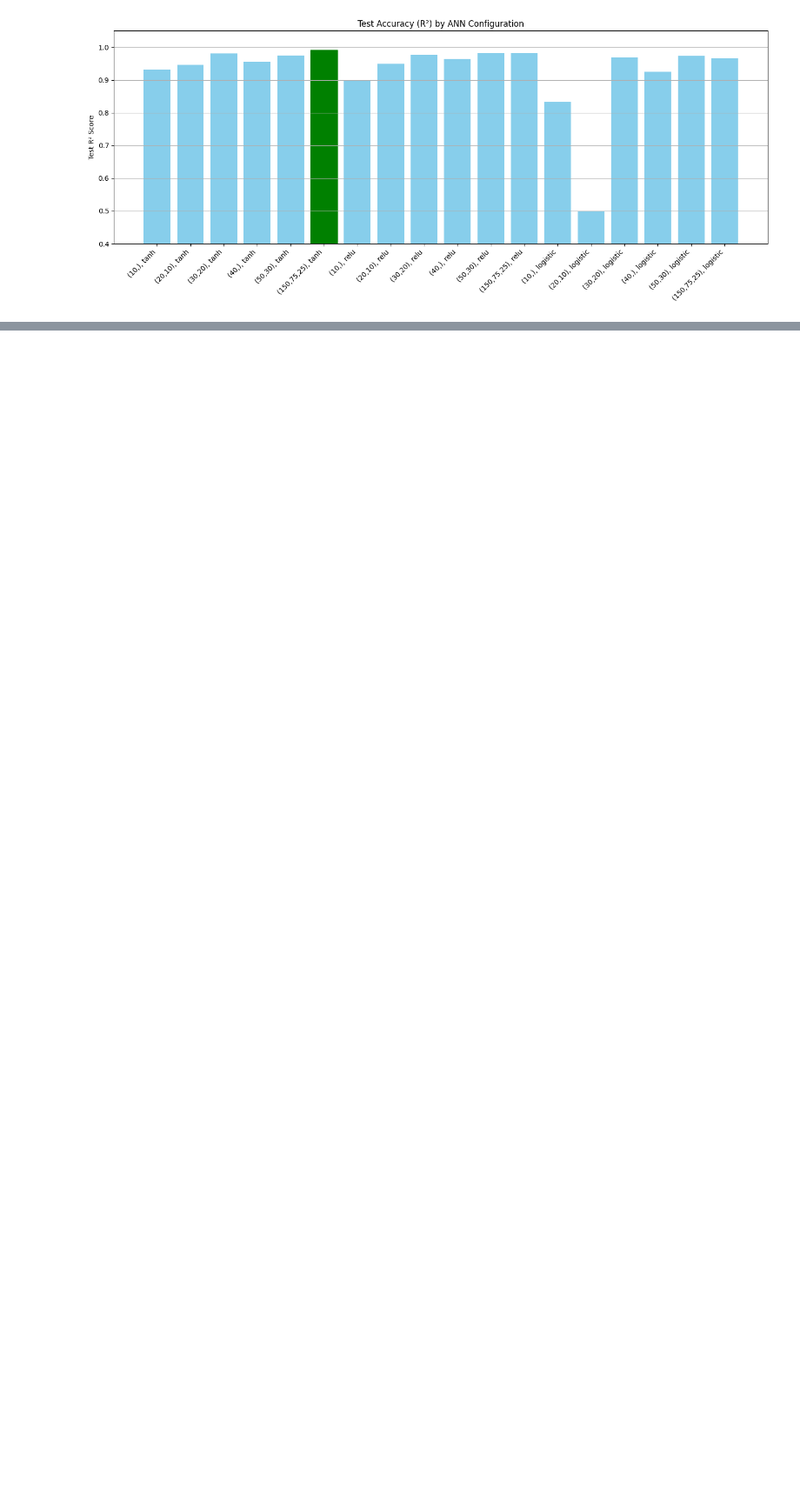
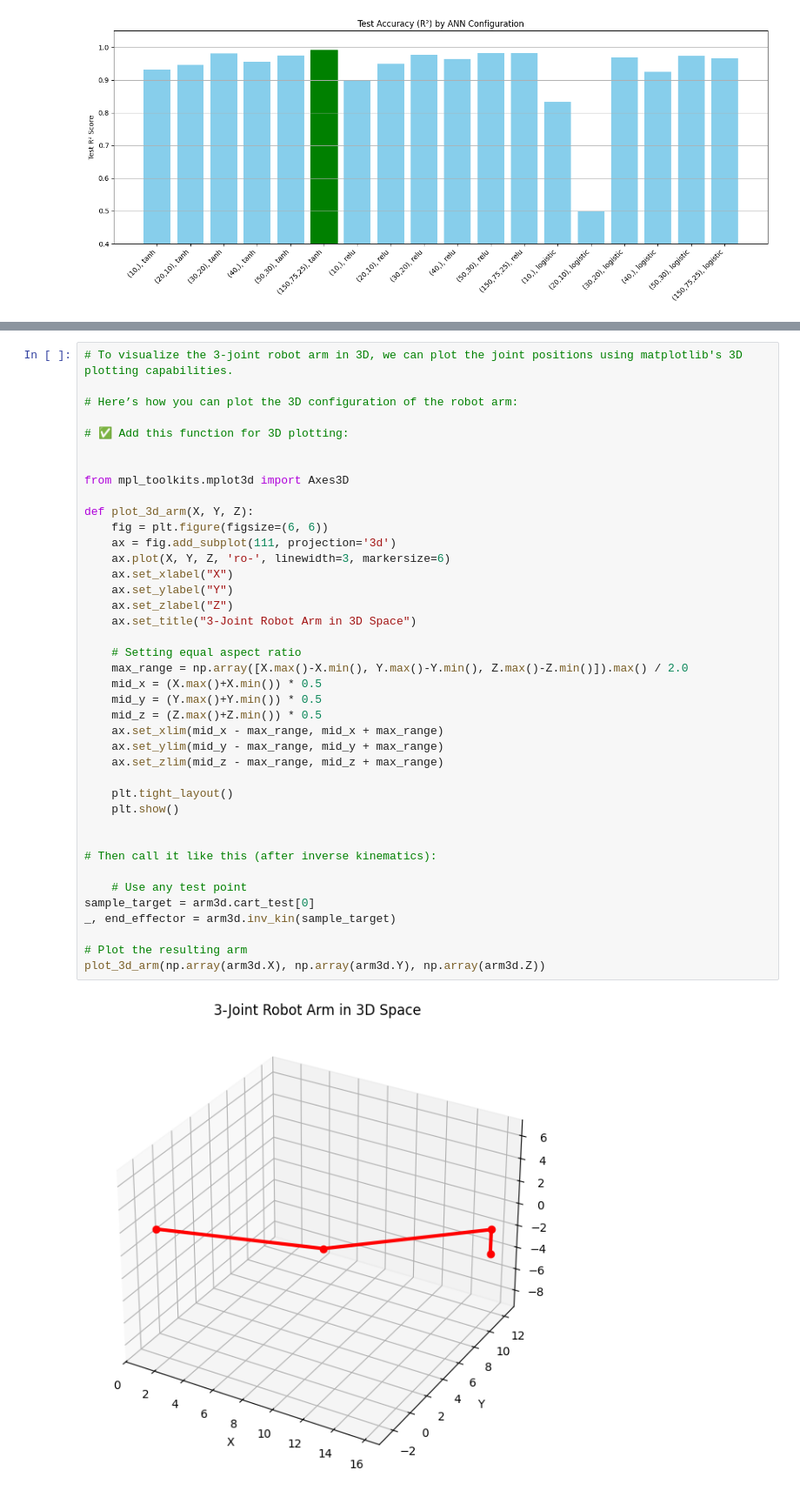
Before and after one commit to 160419982021/ML, a Jupyter notebook: PDE4433_2022_23_A2_T1_Inverse_Kinematics.ipynb, the cells around one changed output, grey strips where cells are left out. Shown at 87% size. Drawn from its saved outputs; the diff is of its cells as text; blank space fills up the shorter version.

```diff
--- a/PDE4433_2022_23_A2_T1_Inverse_Kinematics.ipynb
+++ b/PDE4433_2022_23_A2_T1_Inverse_Kinematics.ipynb
@@ -925,0 +1019,42 @@ Test
+# %%
+# To visualize the 3-joint robot arm in 3D, we can plot the joint positions using matplotlib's 3D plotting capabilities.
+
+# Here’s how you can plot the 3D configuration of the robot arm:
+
+# ✅ Add this function for 3D plotting:
+
+
+from mpl_toolkits.mplot3d import Axes3D
+
+def plot_3d_arm(X, Y, Z):
+    fig = plt.figure(figsize=(6, 6))
+    ax = fig.add_subplot(111, projection='3d')
+    ax.plot(X, Y, Z, 'ro-', linewidth=3, markersize=6)
+    ax.set_xlabel("X")
+    ax.set_ylabel("Y")
+    ax.set_zlabel("Z")
+    ax.set_title("3-Joint Robot Arm in 3D Space")
+
+    # Setting equal aspect ratio
+    max_range = np.array([X.max()-X.min(), Y.max()-Y.min(), Z.max()-Z.min()]).max() / 2.0
+    mid_x = (X.max()+X.min()) * 0.5
+    mid_y = (Y.max()+Y.min()) * 0.5
+    mid_z = (Z.max()+Z.min()) * 0.5
+    ax.set_xlim(mid_x - max_range, mid_x + max_range)
+    ax.set_ylim(mid_y - max_range, mid_y + max_range)
+    ax.set_zlim(mid_z - max_range, mid_z + max_range)
+
+    plt.tight_layout()
+    plt.show()
+
+
+# Then call it like this (after inverse kinematics):
+
+    # Use any test point
+sample_target = arm3d.cart_test[0]
+_, end_effector = arm3d.inv_kin(sample_target)
+
+# Plot the resulting arm
+plot_3d_arm(np.array(arm3d.X), np.array(arm3d.Y), np.array(arm3d.Z))
+# %% [output]
+[figure, added]
```
Also changed, not shown: parts of 8 cells of this notebook.
